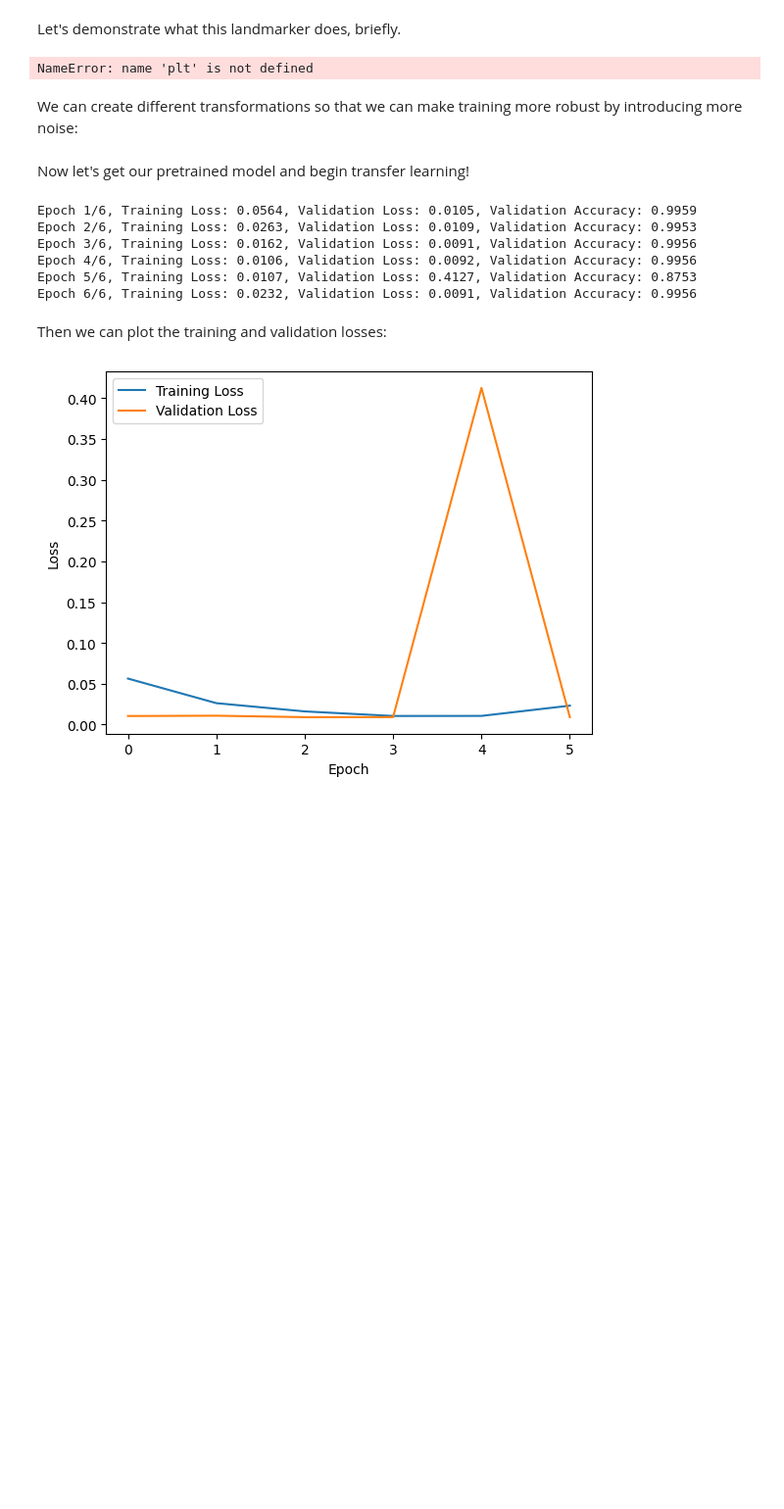
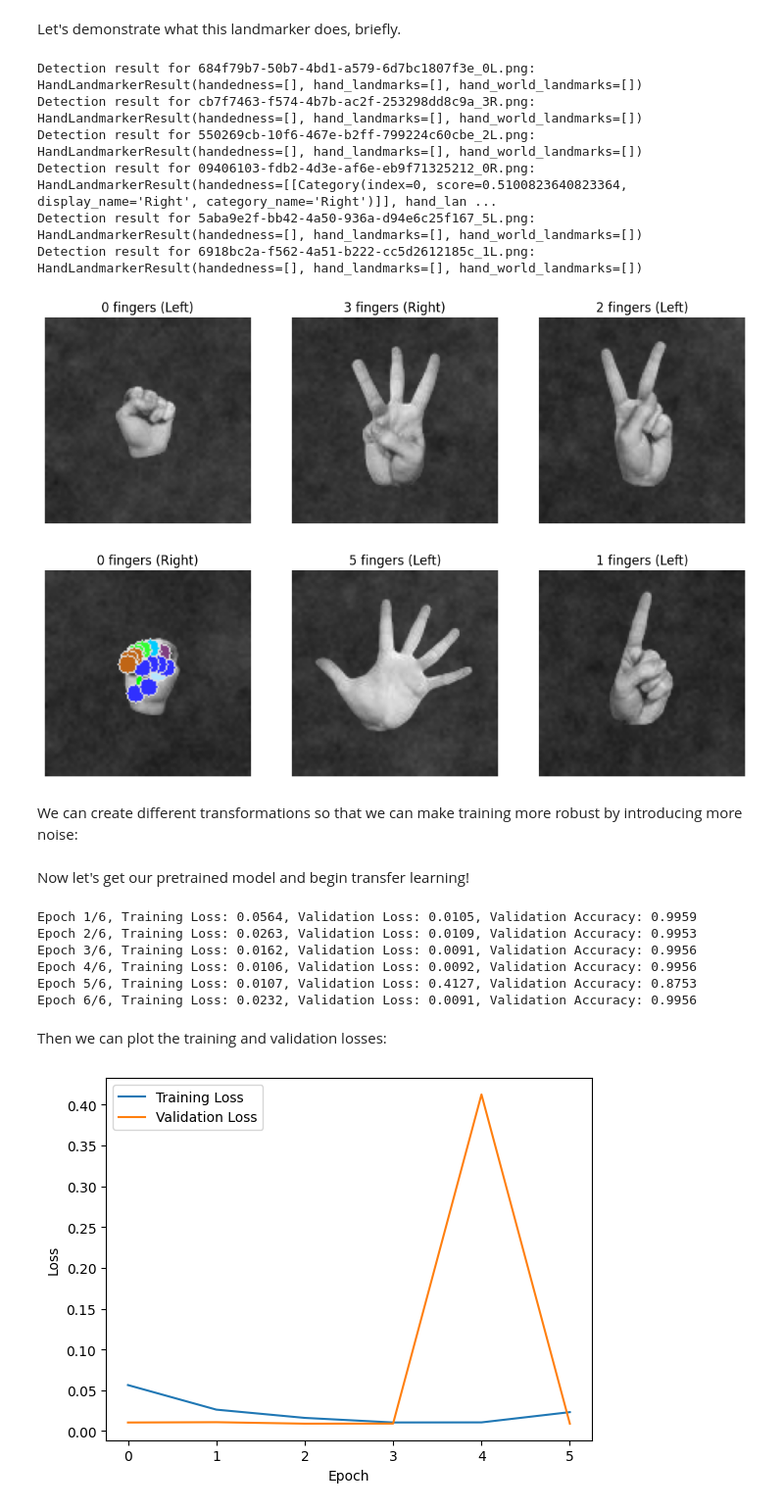
Before and after one commit to sayemanadira/cs153_finalproject, a Jupyter notebook: cv_project.ipynb, the cells around one changed output. Shown at 98% size. Drawn from its saved outputs; the diff is of its cells as text; code cells hidden in the pictures; blank space fills up the shorter version.

Commit message:
tested out using a hand landmarker on training data. Didn't work well.

```diff
--- a/cv_project.ipynb
+++ b/cv_project.ipynb
@@ -188,42 +214,49 @@ def draw_landmarks_on_image(image, detection_result):
 fig, axes = plt.subplots(2, 3, figsize=(12, 8))
 axes = axes.flatten()
 
 for idx, img_file in enumerate(image_files):
     img_path = os.path.join(path_in, img_file)
-    image = vision.Image.create_from_file(img_path)
+    image = cv2.imread(img_path)
+
+    # convert image to mp format
+    mp_image = mp.Image(image_format=mp.ImageFormat.SRGB, data=image)
 
     # Run hand landmark detection
-    detection_result = detector.detect(image)
+    detection_result = detector.detect(mp_image)
+    print(f"Detection result for {img_file}: {detection_result}")
 
-    # Convert the image to a format that can be drawn on
-    image_with_landmarks = image.numpy_view()
-
-    # Draw landmarks on the image
-    draw_landmarks_on_image(image_with_landmarks, detection_result)
+    # Draw the landmarks
+    annotated_image = draw_hand_landmarks_on_image(mp_image.numpy_view(), detection_result)
 
     # Display the image with landmarks
-    axes[idx].imshow(image_with_landmarks)
+    axes[idx].imshow(annotated_image)
 
     # Extract number and side from filename for title
     parts = img_file.split('_')
     if len(parts) > 1:
         num_side = parts[1].split('.')[0]  # e.g., '4L'
         num = num_side[:-1]
         side = num_side[-1]
         if side == 'L':
             side_str = 'Left'
         elif side == 'R':
             side_str = 'Right'
         else:
             side_str = side
         title = f"{num} fingers ({side_str})"
     else:
         title = img_file
 
     axes[idx].set_title(title)
     axes[idx].axis('off')
 # %% [output]
-NameError: name 'plt' is not defined
+Detection result for 684f79b7-50b7-4bd1-a579-6d7bc1807f3e_0L.png: HandLandmarkerResult(handedness=[], hand_landmarks=[], hand_world_landmarks=[])
+Detection result for cb7f7463-f574-4b7b-ac2f-253298dd8c9a_3R.png: HandLandmarkerResult(handedness=[], hand_landmarks=[], hand_world_landmarks=[])
+Detection result for 550269cb-10f6-467e-b2ff-799224c60cbe_2L.png: HandLandmarkerResult(handedness=[], hand_landmarks=[], hand_world_landmarks=[])
+Detection result for 09406103-fdb2-4d3e-af6e-eb9f71325212_0R.png: HandLandmarkerResult(handedness=[[Category(index=0, score=0.5100823640823364, display_name='Right', category_name='Right')]], hand_lan ...
+Detection result for 5aba9e2f-bb42-4a50-936a-d94e6c25f167_5L.png: HandLandmarkerResult(handedness=[], hand_landmarks=[], hand_world_landmarks=[])
+Detection result for 6918bc2a-f562-4a51-b222-cc5d2612185c_1L.png: HandLandmarkerResult(handedness=[], hand_landmarks=[], hand_world_landmarks=[])
+[figure, added]
 # %% [markdown]
 We can create different transformations so that we can make training more robust by introducing more noise:
 # %%
```
Also changed, not shown: parts of 5 cells of this notebook.
